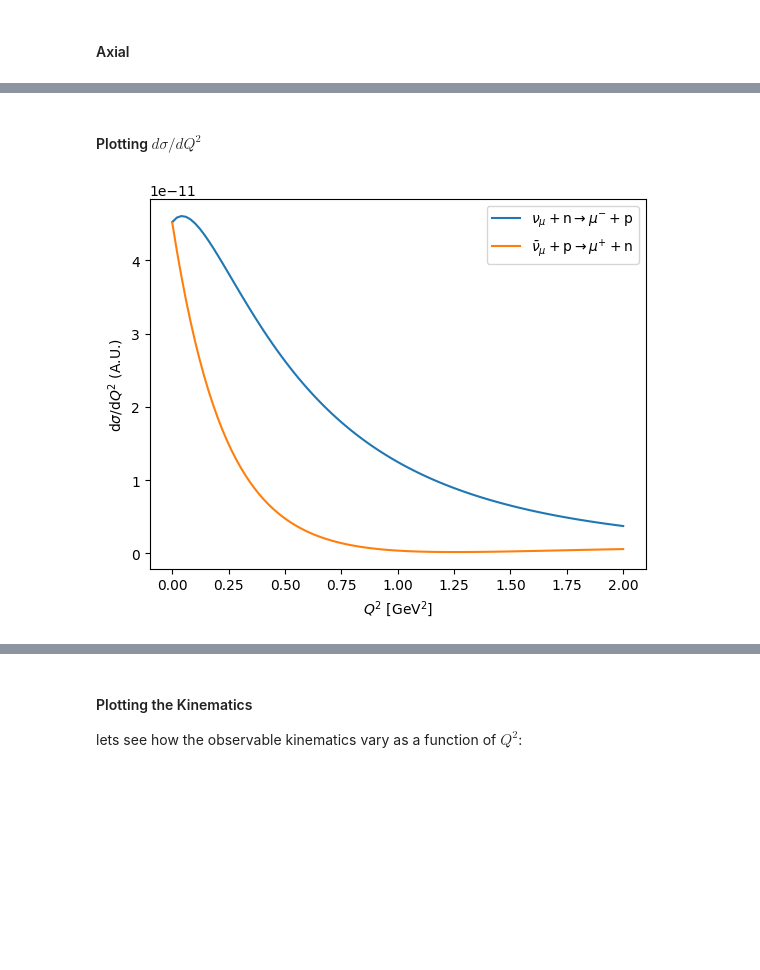
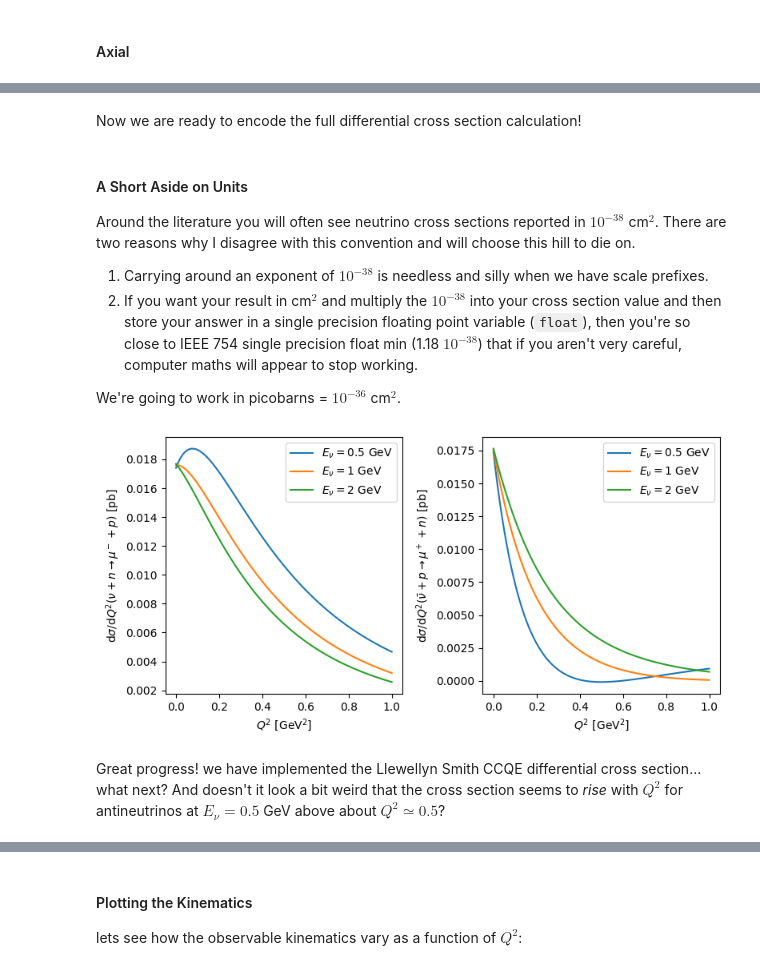
Before and after one commit to luketpickering/JupyNuGen, a Jupyter notebook: JupyNuGen.ipynb, the cells around one changed output, grey strips where cells are left out. Drawn from its saved outputs; the diff is of its cells as text; code cells hidden in the pictures; blank space fills up the shorter version.

```diff
--- a/JupyNuGen.ipynb
+++ b/JupyNuGen.ipynb
@@ -148,8 +349,8 @@ def A(lsff):
     t3 = lsff.q2_M2 * lsff.etaF2_V2*(1 + 0.25*lsff.q2_M2)
     t4 = 4*lsff.q2_M2*lsff.F1_V*lsff.etaF2_V
     t5 = lsff.q2_M2 * (4 - lsff.q2_M2) * lsff.F3_A2
-    t6 = lsff.m2_M2 * ( pow(lsff.F1_V + lsff.etaF2_V,2)
-                  + pow(lsff.F_A + 2*lsff.F_P,2)
+    t6 = lsff.m2_M2 * ( np.power(lsff.F1_V + lsff.etaF2_V,2)
+                  + np.power(lsff.F_A + 2*lsff.F_P,2)
                   + (lsff.q2_M2 - 4)*(lsff.F3_V2 + lsff.F_P2) )
 
     return (0.25*(lsff.mlep2 - lsff.q2)/lsff.MNuc2)*(t1 - t2 - t3 - t4 + t5 - t6)
@@ -166,3 +367,13 @@ def C(lsff):
     t3 = lsff.q2_M2 * 0.25 * lsff.etaF2_V2
     t4 = lsff.q2_M2 * lsff.F3_A2
     return 0.25 * ( t1 + t2 - t3 - t4 )
+# %%
+Q2s = np.linspace(0, 1, 100)
+lsff = LSQEFFBlob(Q2s, 14)
+plt.plot(Q2s, A(lsff), label=r"$A(Q^2)$")
+plt.plot(Q2s, -B(lsff), label=r"$-B(Q^2)$")
+plt.plot(Q2s, C(lsff), label=r"$C(Q^2)$")
+plt.ylabel(r"$Component$ [A.U.]")
+plt.xlabel(r"$Q^2$ [GeV$^2$]")
+plt.legend()
+plt.show()
@@ -169,3 +382,5 @@ def C(lsff):
+# %% [markdown]
+Now we are ready to encode the full differential cross section calculation!
 # %%
 #p301 eqn 3.18
 def LSQEDSigmaDQ2(E_nu_GeV, Q2_GeV2, nupid):
@@ -184,29 +404,41 @@ def LSQEDSigmaDQ2(E_nu_GeV, Q2_GeV2, nupid):
-# %% [markdown]
-#### Plotting $d\sigma/dQ^2$
+# %% [markdown]
+#### A Short Aside on Units
+Around the literature you will often see neutrino cross sections reported in $10^{-38}$ cm$^2$. There are two reasons why I disagree with this convention and will choose this hill to die on.
+
+1) Carrying around an exponent of $10^{-38}$ is needless and silly when we have scale prefixes.
+2) If you want your result in cm$^2$ and multiply the $10^{-38}$ into your cross section value and then store your answer in a single precision floating point variable (`float`), then you're so close to IEEE 754 single precision float min (1.18 $10^{-38}$) that if you aren't very careful, computer maths will appear to stop working.
+
+We're going to work in picobarns = $10^{-36}$ cm$^2$.
+# %%
+def LSQEDSigmaDQ2_pb(E_nu_GeV, Q2_GeV2, nupid):
+    return LSQEDSigmaDQ2(E_nu_GeV, Q2_GeV2, nupid) / pb
 # %%
-import matplotlib.pyplot as plt
+enu0_5 = 0.5 #GeV
+enu1 = 1 #GeV
+enu2 = 2 #GeV
+Q2s = np.linspace(0, 1, 100)
 
-def plotdx(E_nu_GeV, nupid):
-    M_GeV = m_p
-    m_GeV = m_mu
+fig, (ax1,ax2) = plt.subplots(1,2, figsize=(8,4))
 
-    Q2_GeV = np.linspace(0, 2,100)
+ax1.plot(Q2s, LSQEDSigmaDQ2_pb(enu0_5, Q2s, 14), label=r"$E_\nu = 0.5$ GeV")
+ax1.plot(Q2s, LSQEDSigmaDQ2_pb(enu1, Q2s, 14), label=r"$E_\nu = 1$ GeV")
+ax1.plot(Q2s, LSQEDSigmaDQ2_pb(enu2, Q2s, 14), label=r"$E_\nu = 2$ GeV")
+ax1.set_ylabel(r"d$\sigma$/d$Q^{2} (\nu + n \rightarrow \mu^- + p)$ [pb]")
+ax1.set_xlabel(r"$Q^{2}$ [GeV$^{2}$]")
+ax1.legend()
 
-    dx = np.array([LSQEDSigmaDQ2(E_nu_GeV, Q2, abs(nupid)) for Q2 in Q2_GeV])
-    dxb = np.array([LSQEDSigmaDQ2(E_nu_GeV, Q2, -abs(nupid)) for Q2 in Q2_GeV])
+ax2.plot(Q2s, LSQEDSigmaDQ2_pb(enu0_5, Q2s, -14), label=r"$E_\nu = 0.5$ GeV")
+ax2.plot(Q2s, LSQEDSigmaDQ2_pb(enu1, Q2s, -14), label=r"$E_\nu = 1$ GeV")
+ax2.plot(Q2s, LSQEDSigmaDQ2_pb(enu2, Q2s, -14), label=r"$E_\nu = 2$ GeV")
+ax2.set_ylabel(r"d$\sigma$/d$Q^{2} (\bar{\nu} + p \rightarrow \mu^+ + n)$ [pb]")
+ax2.set_xlabel(r"$Q^{2}$ [GeV$^{2}$]")
+ax2.legend()
 
-    plt.plot(Q2_GeV, dx, label=r"$\nu_{\mu} + \text{n} \rightarrow \mu^{-} + \text{p}$")
-    plt.plot(Q2_GeV, dxb, label=r"$\bar{\nu}_{\mu} + \text{p} \rightarrow \mu^{+} + \text{n}$")
-    plt.ylabel(r"d$\sigma$/d$Q^{2}$ (A.U.)")
-    plt.xlabel(r"$Q^{2}$ [GeV$^{2}$]")
-    plt.legend()
-    plt.show()
-
-enu = 1.0 # in GeV2
-nupid = 14 # muon neutrino
-plotdx(enu,nupid)
+fig.show()
 # %% [output]
-[figure, old version]
+[figure, new version]
+# %% [markdown]
+Great progress! we have implemented the Llewellyn Smith CCQE differential cross section... what next? And doesn't it look a bit weird that the cross section seems to *rise* with $Q^2$ for antineutrinos at $E_{\nu} = 0.5$ GeV above about $Q^2 \simeq 0.5$?
 # %% [markdown]
 ## Kinematics Calculation
 
```
Also changed, not shown: parts of 88 cells of this notebook.
